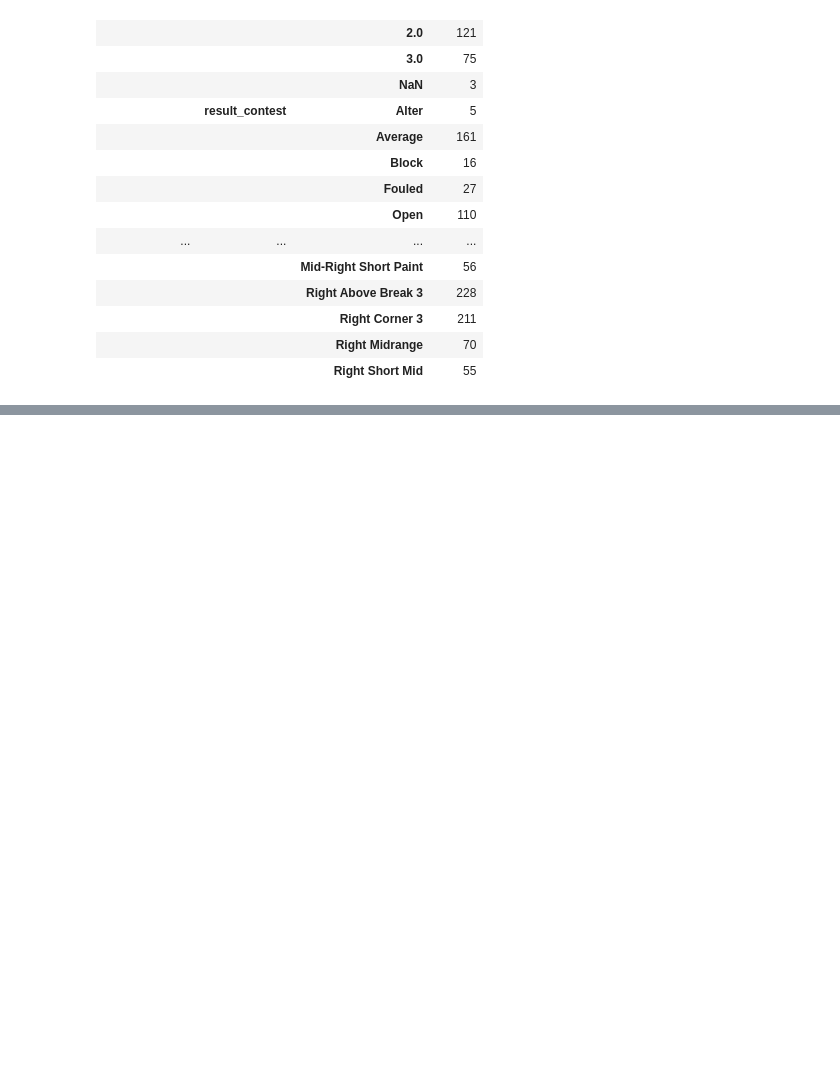
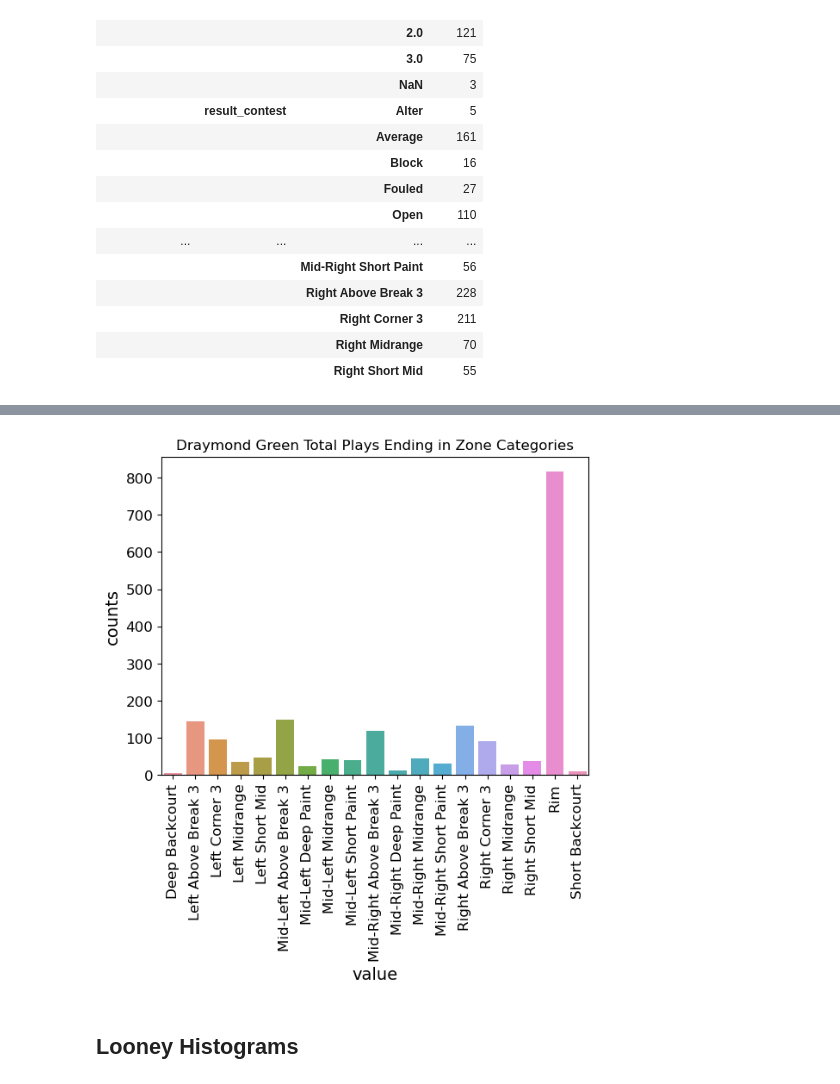
Before and after one commit to mikafur32/syracuseBasketballCompetition, a Jupyter notebook: Multi-index-stats.ipynb, the cells around one changed output, grey strips where cells are left out. Saved outputs shown, nothing was run; the diff lists cells and outputs as text; code cells hidden in the pictures; blank space fills up the shorter version.

```diff
--- a/Multi-index-stats.ipynb
+++ b/Multi-index-stats.ipynb
@@ -146,0 +196,7 @@ player_aggregates.head(100)
+# %%
+green_zone_hist = sns.barplot(data = green_zone_data, y = "counts", x = "value").set(title = "Draymond Green Total Plays Ending in Zone Categories")
+plt.xticks(rotation = 90);
+# %% [output]
+[figure, added]
+# %% [markdown]
+## Looney Histograms
```
Also changed, not shown: parts of 18 cells of this notebook.
